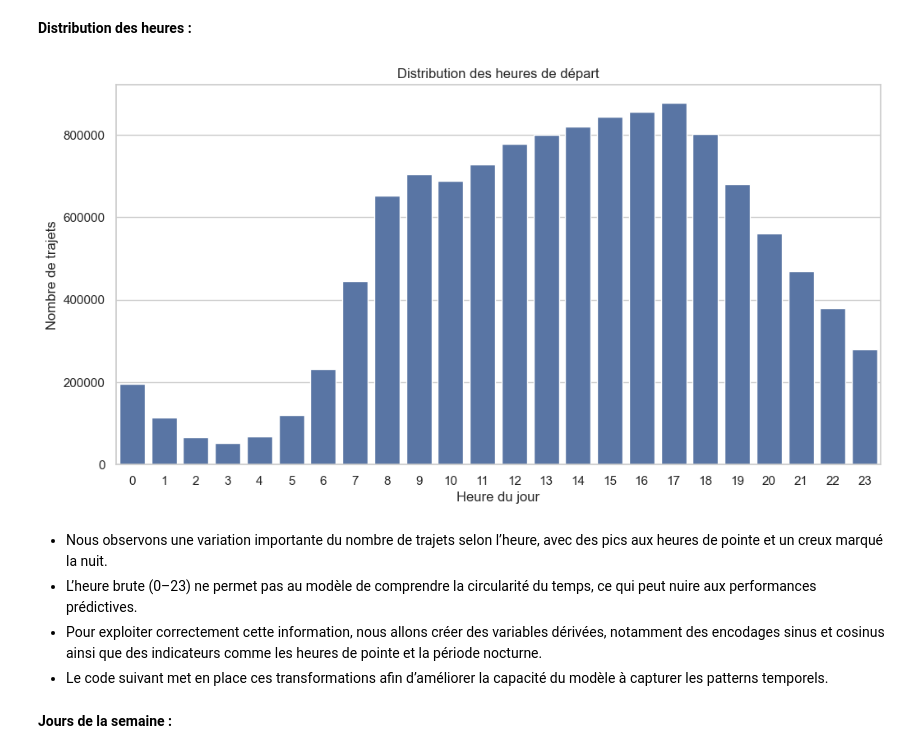
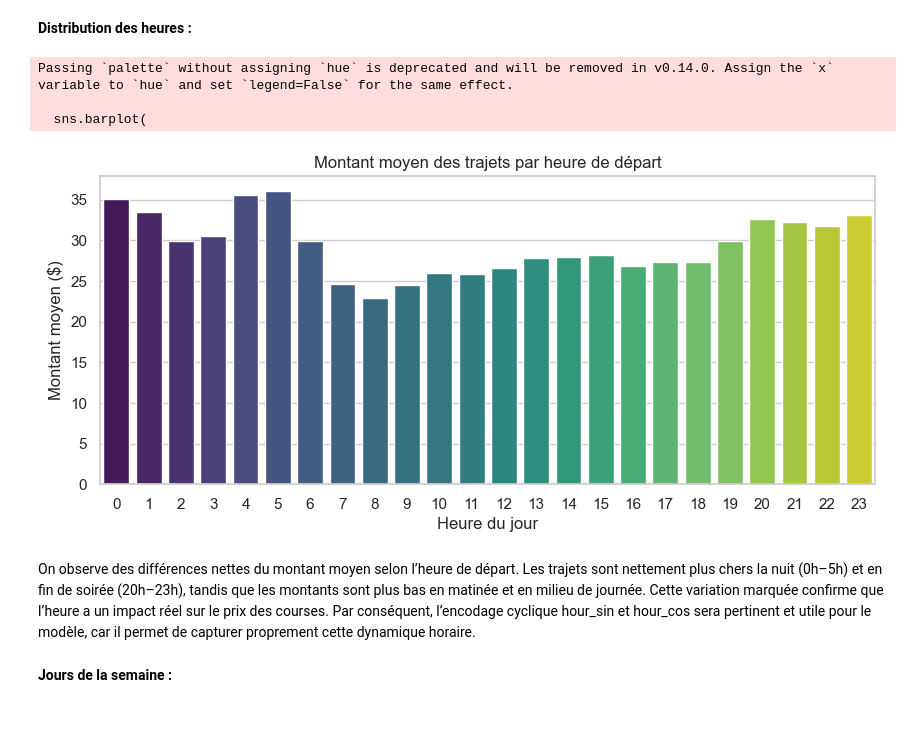
Before and after one commit to jbcheze/Predicting_Airline_Ticket_Prices, a Jupyter notebook: notebook/JB_Taxi_suite.ipynb, the cells around one changed output. Saved outputs shown, nothing was run; the diff lists cells and outputs as text; code cells hidden in the pictures; blank space fills up the shorter version.

```diff
--- a/notebook/JB_Taxi_suite.ipynb
+++ b/notebook/JB_Taxi_suite.ipynb
@@ -654,19 +658,28 @@ plt.rcParams["figure.figsize"] = (12, 6)
 # %% [markdown]
 **Distribution des heures :**
 # %%
-plt.figure()
-sns.countplot(x="start_hour", data=df)
-plt.title("Distribution des heures de départ")
+plt.figure(figsize=(10,4))
+
+sns.barplot(
+    x="start_hour",
+    y="Trip Total",
+    data=df,
+    estimator=np.mean,
+    errorbar=None,
+    palette="viridis"
+)
+
+plt.title("Montant moyen des trajets par heure de départ")
 plt.xlabel("Heure du jour")
-plt.ylabel("Nombre de trajets")
+plt.ylabel("Montant moyen ($)")
 plt.show()
 # %% [output]
+Passing `palette` without assigning `hue` is deprecated and will be removed in v0.14.0. Assign the `x` variable to `hue` and set `legend=False` for the same effect.
+
+  sns.barplot(
-[figure, old version]
+[figure, new version]
-# %% [markdown]
-- Nous observons une variation importante du nombre de trajets selon l’heure, avec des pics aux heures de pointe et un creux marqué la nuit.
-- L’heure brute (0–23) ne permet pas au modèle de comprendre la circularité du temps, ce qui peut nuire aux performances prédictives.
-- Pour exploiter correctement cette information, nous allons créer des variables dérivées, notamment des encodages sinus et cosinus ainsi que des indicateurs comme les heures de pointe et la période nocturne.
-- Le code suivant met en place ces transformations afin d’améliorer la capacité du modèle à capturer les patterns temporels.
+# %% [markdown]
+On observe des différences nettes du montant moyen selon l’heure de départ. Les trajets sont nettement plus chers la nuit (0h–5h) et en fin de soirée (20h–23h), tandis que les montants sont plus bas en matinée et en milieu de journée. Cette variation marquée confirme que l’heure a un impact réel sur le prix des courses. Par conséquent, l’encodage cyclique hour_sin et hour_cos sera pertinent et utile pour le modèle, car il permet de capturer proprement cette dynamique horaire.
 # %%
 df["hour_sin"] = np.sin(2 * np.pi * df["start_hour"] / 24)
 df["hour_cos"] = np.cos(2 * np.pi * df["start_hour"] / 24)
```
Also changed, not shown: parts of 89 cells of this notebook, 3 other files.
